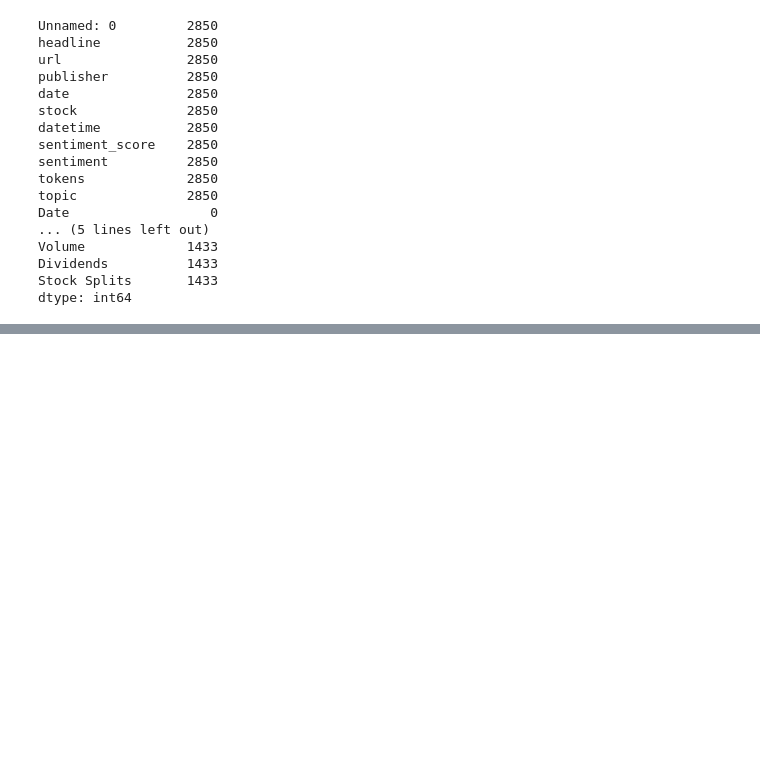
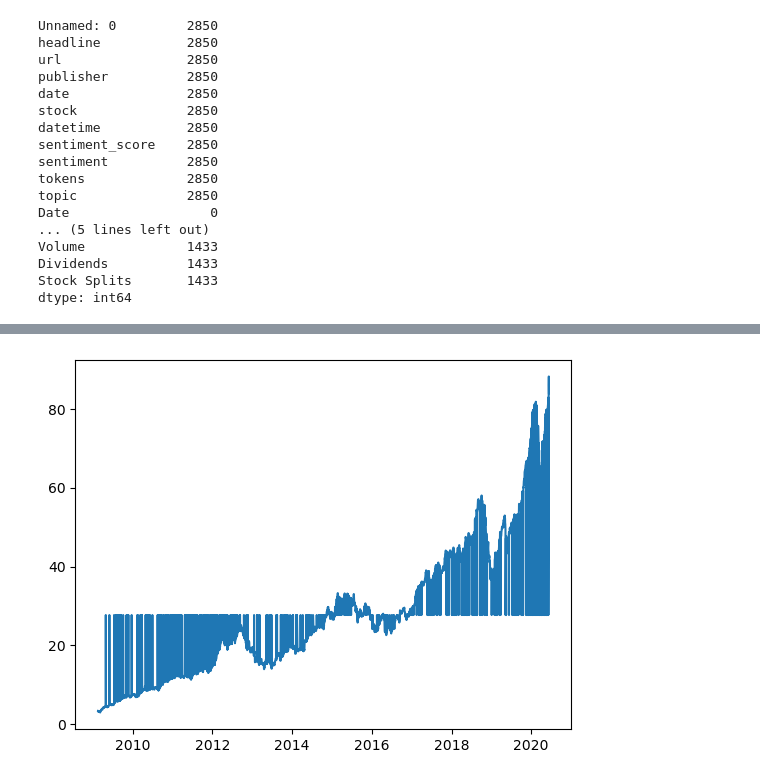
Before and after one commit to Amanzlastt/kifyaw1, a Jupyter notebook: notebooks/task-3.ipynb, the cells around one changed output, grey strips where cells are left out. Cells and saved outputs as stored; diff of their text form; code cells hidden in the pictures; blank space fills up the shorter version.

```diff
--- a/notebooks/task-3.ipynb
+++ b/notebooks/task-3.ipynb
@@ -82,0 +110,6 @@ df_merged['sentiment_score']= df_merged['sentiment_score'].fillna(df_merged['sen
+# %%
+plt.plot(df_merged['Date'], df_merged['Close'])
+# plt.plot(df_merged['Date'], df_merged['sentiment_score'], color= 'red')
+plt.show()
+# %% [output]
+[figure, added]
```
Also changed, not shown: parts of 12 cells of this notebook.
